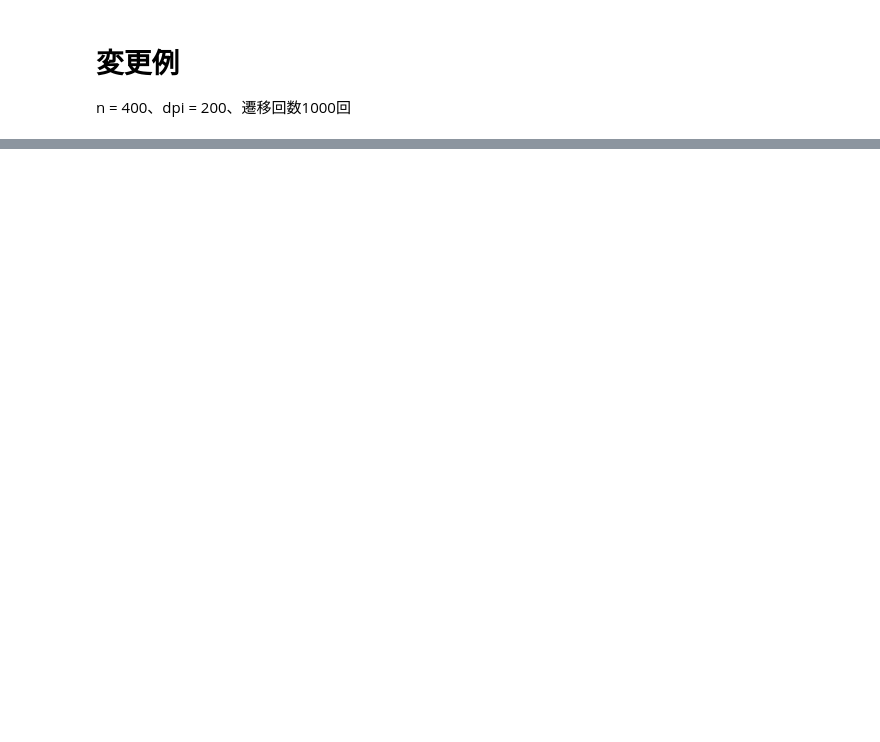
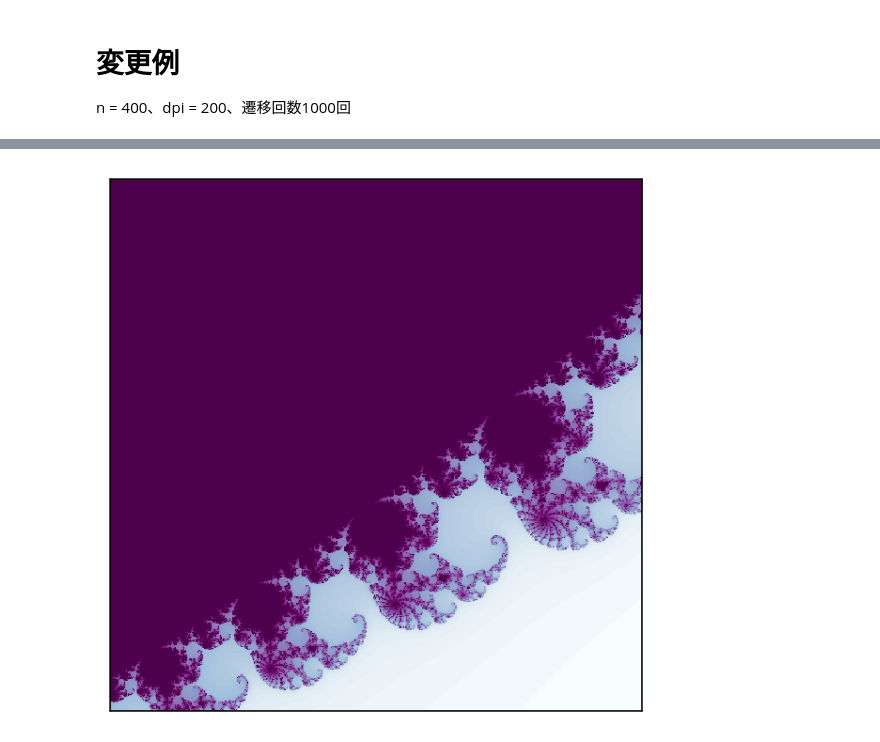
Before and after one commit to oyo-k/book, a Jupyter notebook: JN/chapter16.ipynb, the cells around one changed output, grey strips where cells are left out. Cells and saved outputs as stored; diff of their text form; code cells hidden in the pictures; blank space fills up the shorter version.

```diff
--- a/JN/chapter16.ipynb
+++ b/JN/chapter16.ipynb
@@ -205 +209,36 @@ ani.save('Mandelbrot_set.mp4', writer='ffmpeg')
+# %%
+import numpy as np
+import matplotlib.pyplot as plt
+import matplotlib.animation as ani
+
+fig = plt.figure(figsize=(5,5),dpi=150) # 画像の設定
+plt.tick_params(length=0,labelbottom=False,labelleft=False) # 余計な枠を非表示に設定
+m = 500 # 画像の細かさ
+real = np.linspace(0.28,0.30,m) # 横軸に対応
+imag = np.linspace(-0.03,-0.01,m) # 縦軸に対応
+C = np.zeros([m, m],dtype='complex')
+
+for i,real_d in enumerate(real):
+    for j,imag_d in enumerate(imag):
+        C[i,j] = np.complex(real_d, imag_d) # 複素数に変換
+
+Z = np.zeros([m, m],dtype='complex') #描画する値を初期化
+imgd = np.zeros([m, m])
+ims = [] # 描画した画像を一枚一枚保存する入れ物
+# 配列にマンデルブロウ集合を描画するための計算結果を代入
+for k in np.arange(1,201): #200枚描画する
+    for i in np.arange(m):     # 横軸分繰り返し
+        for j in np.arange(m): # 縦軸分繰り返し
+            if abs(Z[i,j]) <= 10:
+                Z[i,j] = Z[i,j] ** 2 + C[i,j]
+                imgd[i,j] = k # ループ変数の値を最大値として代入
+    im = plt.imshow(np.log(imgd.T), cmap='BuPu',
+         interpolation='nearest',animated=True)
+    plt.savefig('pdf/'+str(k)+'.pdf')
+    ims.append([im])
+# 動画ファイルを出力
+ani = ani.ArtistAnimation(fig, ims, interval=500, blit=True, repeat_delay=1000)
+ani.save('test1.mp4', writer='ffmpeg')
+# %% [output]
+[figure, added]
 # %%
```
Also changed, not shown: parts of 3 cells of this notebook, 1 other file.
